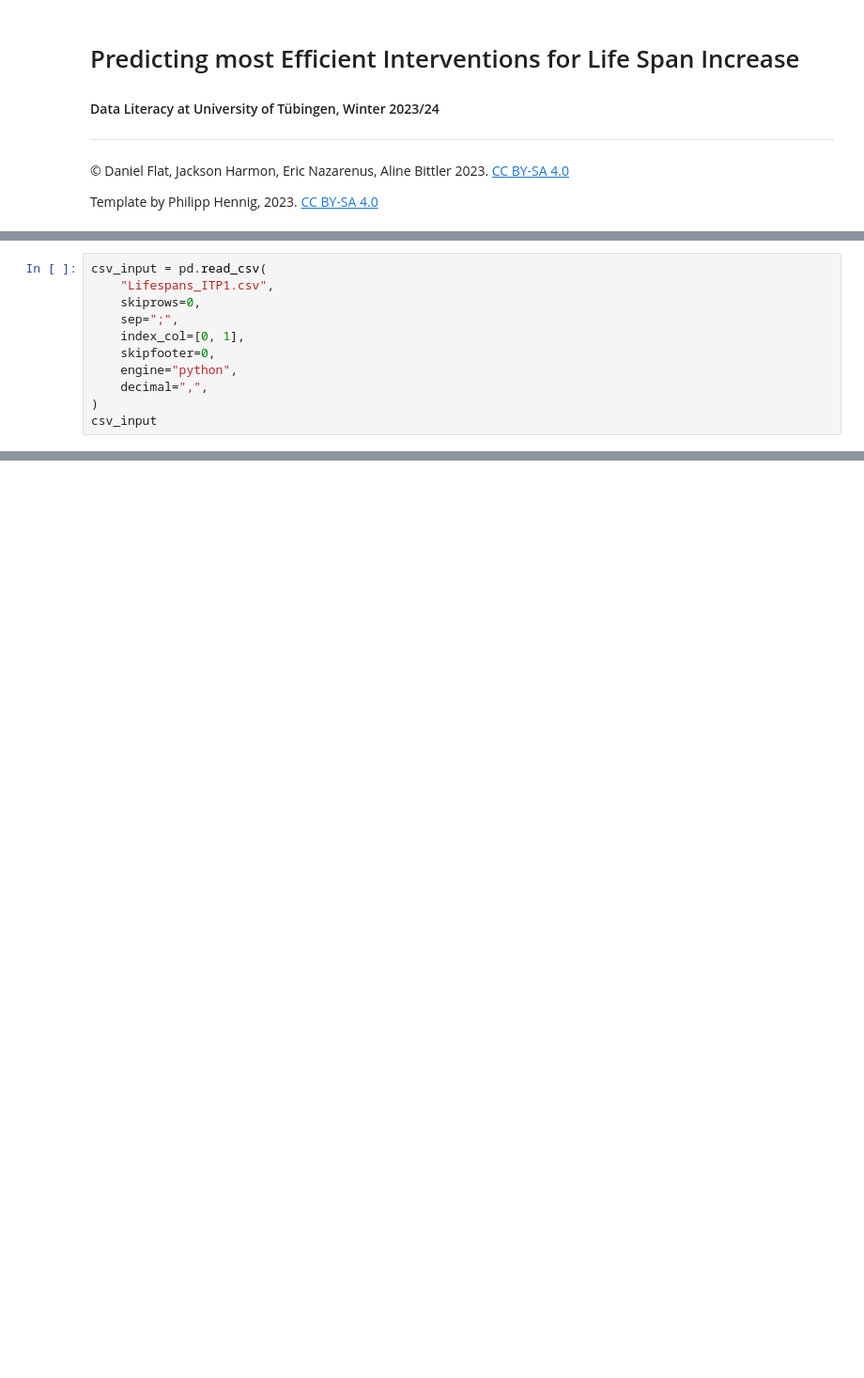
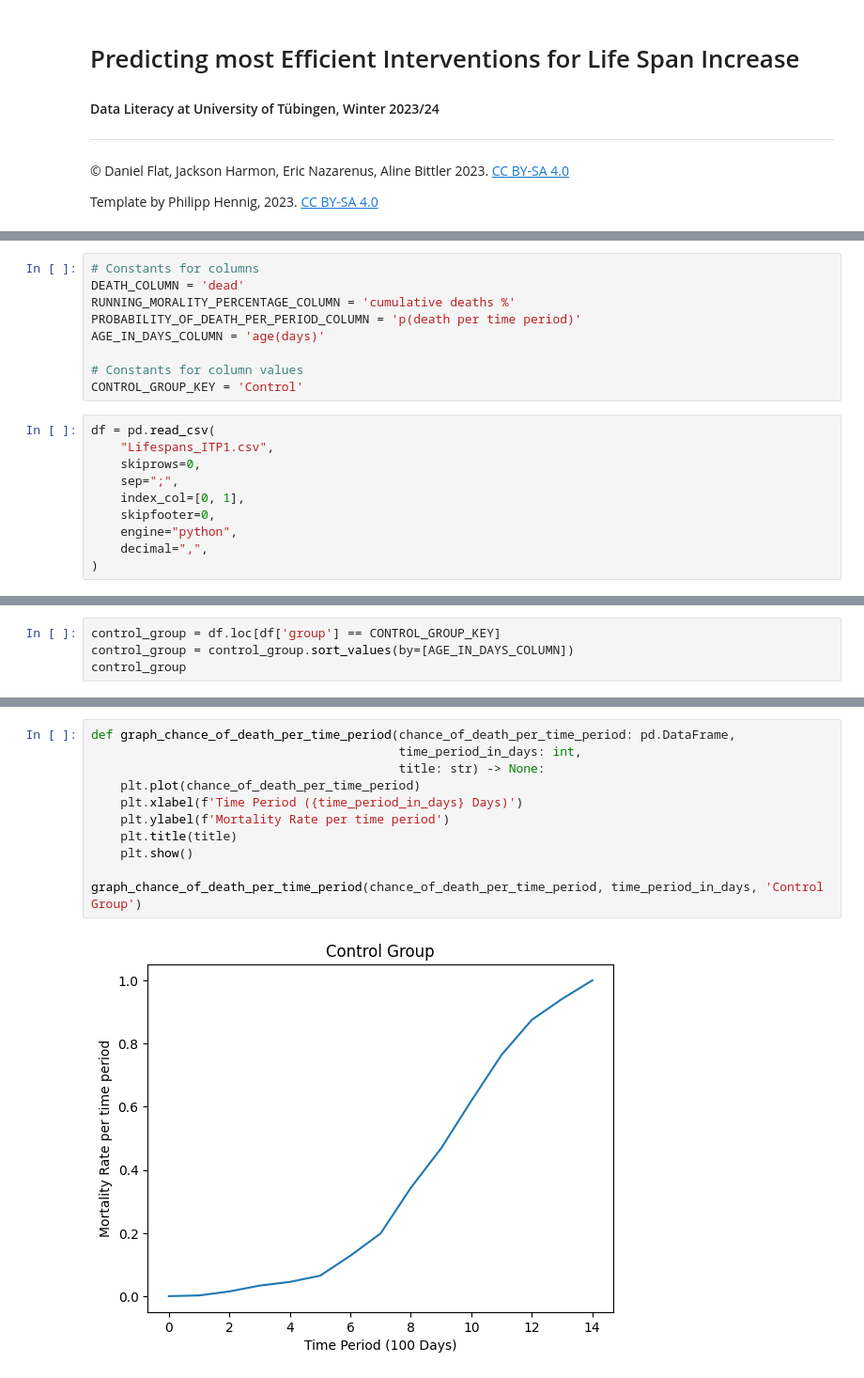
Before and after one commit to shs2017/Data-Literacy, a Jupyter notebook: Lifespans_ITP1.ipynb, the cells around one changed output, grey strips where cells are left out. Shown at 94% size. Cells and saved outputs as stored; diff of their text form; blank space fills up the shorter version.

```diff
--- a/Lifespans_ITP1.ipynb
+++ b/Lifespans_ITP1.ipynb
@@ -11,5 +12,14 @@ import pandas as pd
+# %%
+# Constants for columns
+DEATH_COLUMN = 'dead'
+RUNNING_MORALITY_PERCENTAGE_COLUMN = 'cumulative deaths %'
+PROBABILITY_OF_DEATH_PER_PERIOD_COLUMN = 'p(death per time period)'
+AGE_IN_DAYS_COLUMN = 'age(days)'
+
+# Constants for column values
+CONTROL_GROUP_KEY = 'Control'
 # %%
-csv_input = pd.read_csv(
+df = pd.read_csv(
     "Lifespans_ITP1.csv",
     skiprows=0,
     sep=";",
@@ -18,4 +28,3 @@ csv_input = pd.read_csv(
     engine="python",
     decimal=",",
 )
-csv_input
@@ -36,0 +39,4 @@ csv_input
+# %%
+control_group = df.loc[df['group'] == CONTROL_GROUP_KEY]
+control_group = control_group.sort_values(by=[AGE_IN_DAYS_COLUMN])
+control_group
@@ -36,0 +121,13 @@ csv_input
+# %%
+def graph_chance_of_death_per_time_period(chance_of_death_per_time_period: pd.DataFrame,
+                                          time_period_in_days: int,
+                                          title: str) -> None:
+    plt.plot(chance_of_death_per_time_period)
+    plt.xlabel(f'Time Period ({time_period_in_days} Days)')
+    plt.ylabel(f'Mortality Rate per time period')
+    plt.title(title)
+    plt.show()
+
+graph_chance_of_death_per_time_period(chance_of_death_per_time_period, time_period_in_days, 'Control Group')
+# %% [output]
+[figure, added]
```
Also changed, not shown: parts of 10 cells of this notebook.
